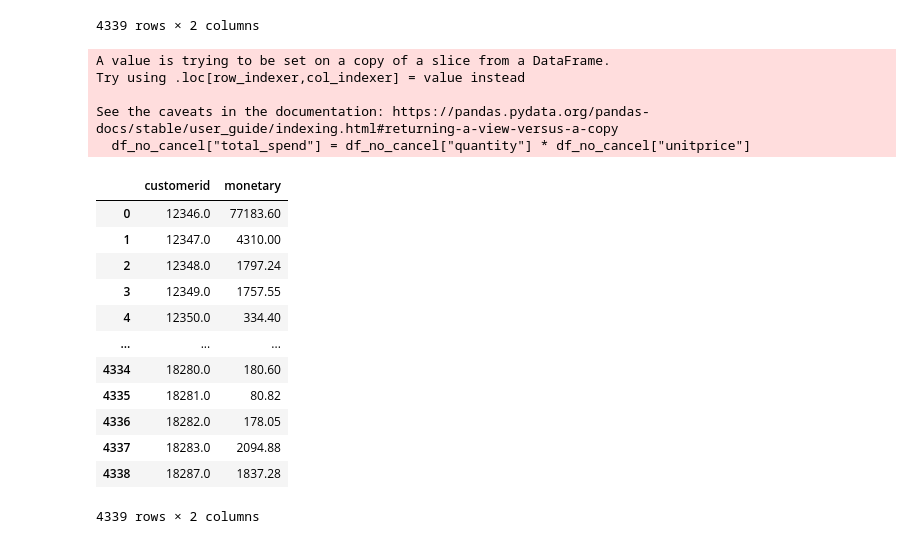
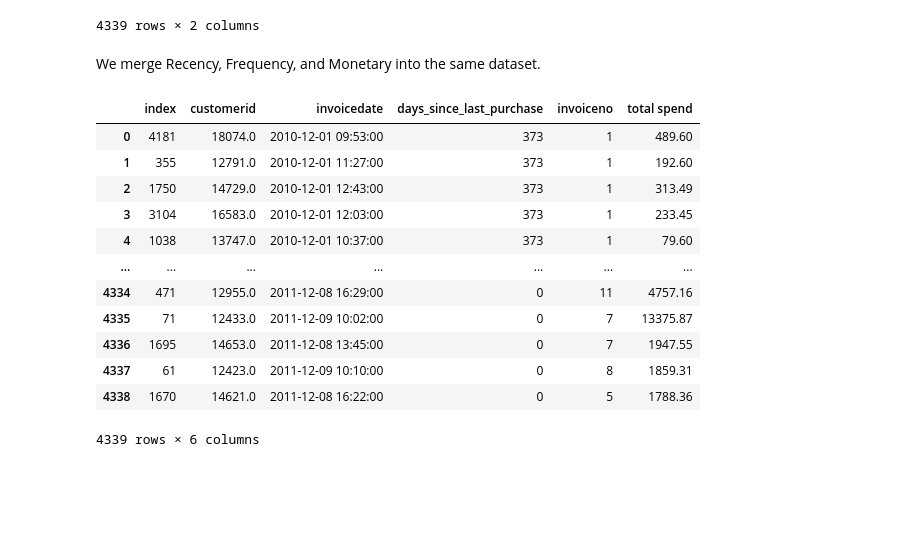
Before and after one commit to Shemb0/machine-learning, a Jupyter notebook: online_reatail_clustering.ipynb, the cells around one changed output. Saved outputs shown, nothing was run; the diff lists cells and outputs as text; code cells hidden in the pictures; blank space fills up the shorter version.

```diff
--- a/online_reatail_clustering.ipynb
+++ b/online_reatail_clustering.ipynb
@@ -320,32 +293,24 @@ frecuency_df_customer_id
 | 4337 | 18283.0 | 16 |
 | 4338 | 18287.0 | 3 |
 4339 rows × 2 columns
-# %%
-df_no_cancel["total_spend"] = df_no_cancel["quantity"] * df_no_cancel["unitprice"]
-
-monetary = (
-    df_no_cancel
-    .groupby("customerid")["total_spend"]
-    .sum()
-    .reset_index(name="monetary")
-)
-monetary
-# %% [output]
-A value is trying to be set on a copy of a slice from a DataFrame.
-Try using .loc[row_indexer,col_indexer] = value instead
-
-See the caveats in the documentation: https://pandas.pydata.org/pandas-docs/stable/user_guide/indexing.html#returning-a-view-versus-a-copy
-  df_no_cancel["total_spend"] = df_no_cancel["quantity"] * df_no_cancel["unitprice"]
-|  | customerid | monetary |
-| 0 | 12346.0 | 77183.60 |
-| 1 | 12347.0 | 4310.00 |
-| 2 | 12348.0 | 1797.24 |
-| 3 | 12349.0 | 1757.55 |
-| 4 | 12350.0 | 334.40 |
-| ... | ... | ... |
-| 4334 | 18280.0 | 180.60 |
-| 4335 | 18281.0 | 80.82 |
-| 4336 | 18282.0 | 178.05 |
-| 4337 | 18283.0 | 2094.88 |
-| 4338 | 18287.0 | 1837.28 |
-4339 rows × 2 columns
+# %% [markdown]
+We merge Recency, Frequency, and Monetary into the same dataset.
+# %%
+
+rmf = df_recency.merge(frecuency_df_customer_id, on="customerid")
+rmf = rmf.merge(df_customer_id, on="customerid")
+rmf
+# %% [output]
+|  | index | customerid | invoicedate | days_since_last_purchase | invoiceno | total spend |
+| 0 | 4181 | 18074.0 | 2010-12-01 09:53:00 | 373 | 1 | 489.60 |
+| 1 | 355 | 12791.0 | 2010-12-01 11:27:00 | 373 | 1 | 192.60 |
+| 2 | 1750 | 14729.0 | 2010-12-01 12:43:00 | 373 | 1 | 313.49 |
+| 3 | 3104 | 16583.0 | 2010-12-01 12:03:00 | 373 | 1 | 233.45 |
+| 4 | 1038 | 13747.0 | 2010-12-01 10:37:00 | 373 | 1 | 79.60 |
+| ... | ... | ... | ... | ... | ... | ... |
+| 4334 | 471 | 12955.0 | 2011-12-08 16:29:00 | 0 | 11 | 4757.16 |
+| 4335 | 71 | 12433.0 | 2011-12-09 10:02:00 | 0 | 7 | 13375.87 |
+| 4336 | 1695 | 14653.0 | 2011-12-08 13:45:00 | 0 | 7 | 1947.55 |
+| 4337 | 61 | 12423.0 | 2011-12-09 10:10:00 | 0 | 8 | 1859.31 |
+| 4338 | 1670 | 14621.0 | 2011-12-08 16:22:00 | 0 | 5 | 1788.36 |
+4339 rows × 6 columns
```
Also changed, not shown: parts of 31 cells of this notebook.
